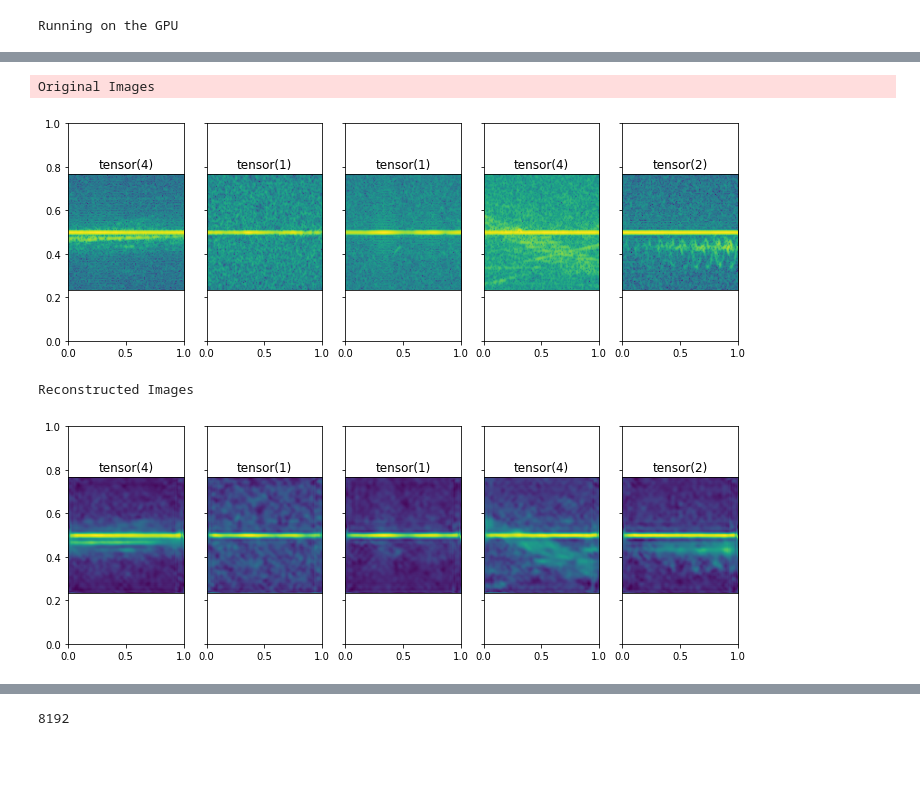
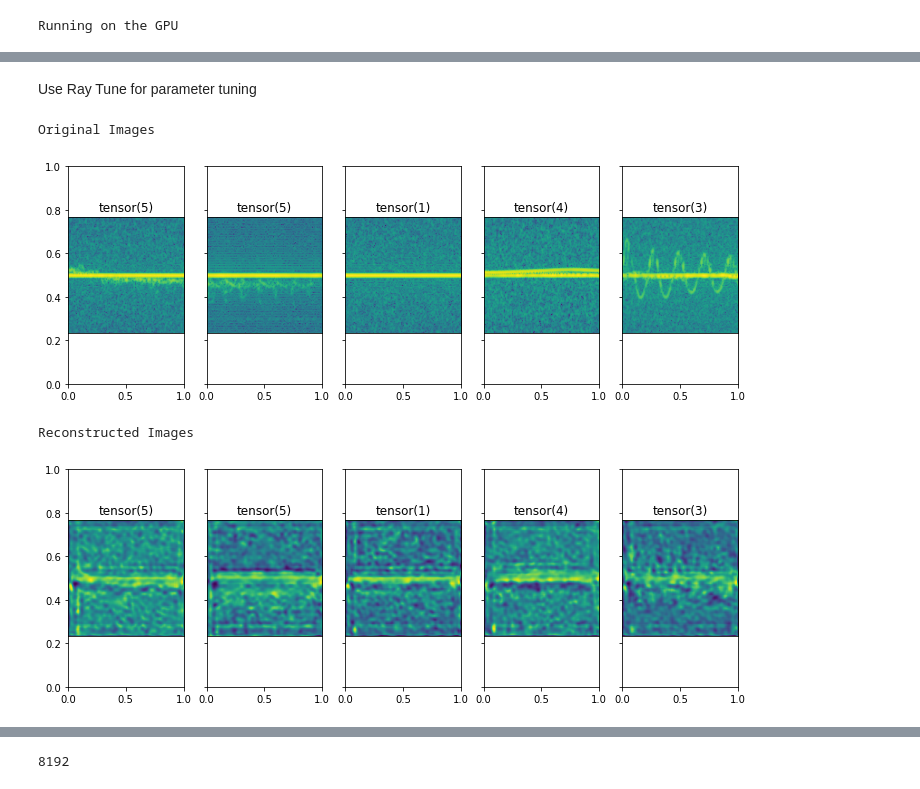
Before and after one commit to nemashy/Masters-Nyasha, a Jupyter notebook: Training/CAE Models Training.ipynb, the cells around one changed output, grey strips where cells are left out. Saved outputs shown, nothing was run; the diff lists cells and outputs as text; code cells hidden in the pictures; blank space fills up the shorter version.

```diff
--- a/Training/CAE Models Training.ipynb
+++ b/Training/CAE Models Training.ipynb
@@ -160,4 +164,4 @@ Running on the GPU
 criterion = nn.BCELoss()
 
 # Specify optimizer
-optimizer = torch.optim.SGD(model_on_device.parameters(), lr=0.01)
+optimizer = torch.optim.SGD(model_on_device.parameters(), lr=0.001)
@@ -172,4 +168,4 @@ str(optimizer)
 # %%
 # Train the CAE reconstruction model
-train_cae(100, train_loader, criterion, optimizer, device, model_on_device)
+train_cae(3, train_loader, criterion, optimizer, device, model_on_device)
 # %% [output]
@@ -193,11 +179,15 @@ Epoch: 100      Training Loss: 87.178447
+# %% [markdown]
+Use Ray Tune for parameter tuning
 # %%
 torch.save(model_on_device, "model.pth")
 # model_on_device = torch.load("model.pth")
 # %%
 # Visualize CAE model performance,
-visualise_cae_performance(train_loader, device, model_on_device, 128, 128, 128)
+model_on_device.eval()
+with torch.no_grad():
+    visualise_cae_performance(train_loader, device, model_on_device, 128, 128, 128)
 # %% [output]
 Original Images
-[figure, old version]
+[figure, new version]
 Reconstructed Images
-[figure, old version]
+[figure, new version]
```
Also changed, not shown: parts of 21 cells of this notebook, 7 other files.
